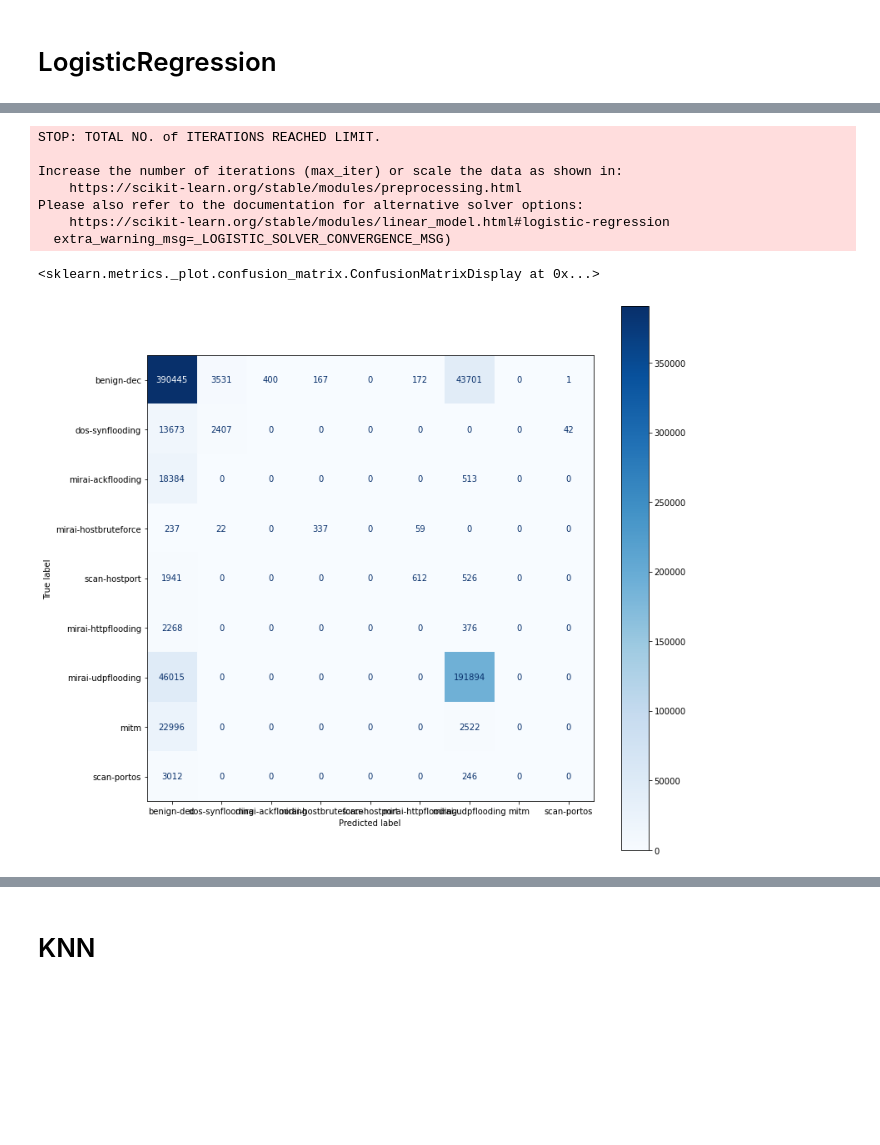
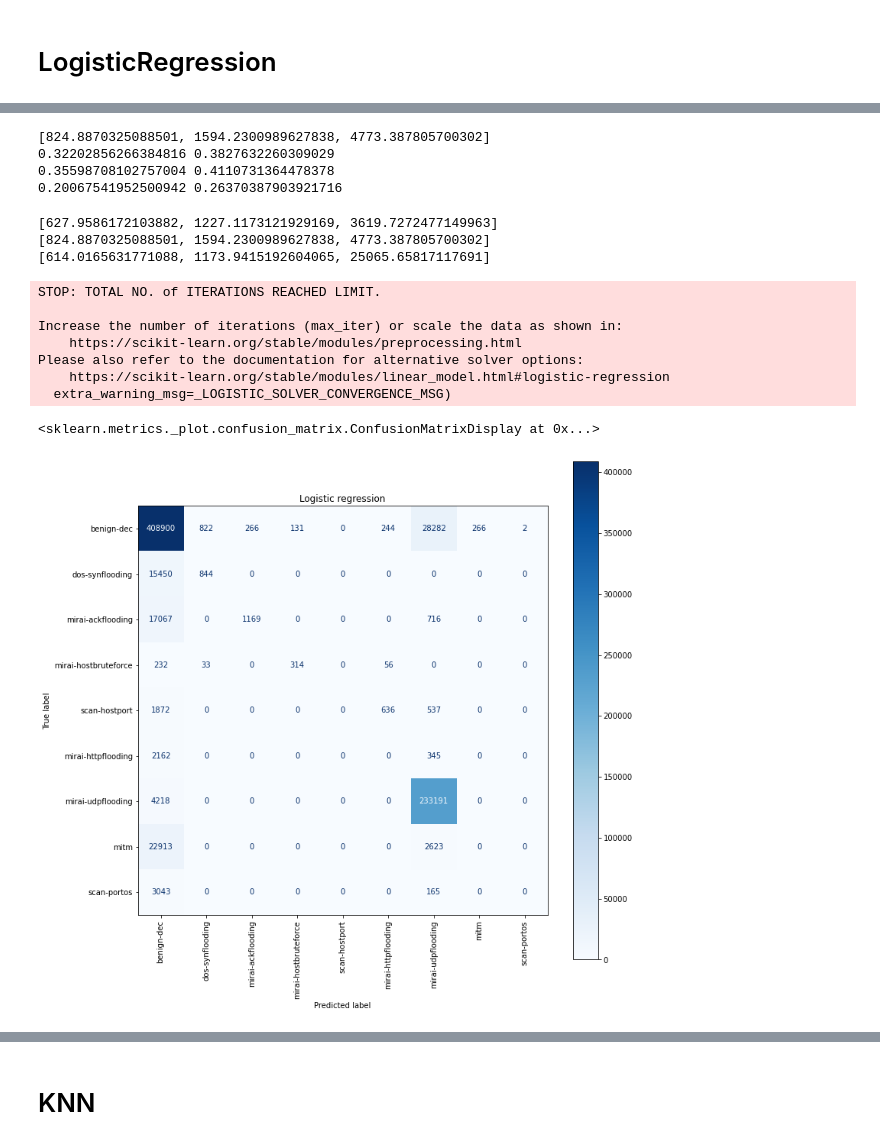
Before and after one commit to hykhhijk/Packet-classifier, a Jupyter notebook: Packet_classifier.ipynb, the cells around one changed output, grey strips where cells are left out. Cells and saved outputs as stored; diff of their text form; code cells hidden in the pictures; blank space fills up the shorter version.

Commit message:
Record models, model fitting time

```diff
--- a/Packet_classifier.ipynb
+++ b/Packet_classifier.ipynb
@@ -376,0 +398,33 @@ labels = all_list
+# %%
+svc_list=[]
+svc_time=[]
+for i in [500, 1000, 3000]:
+    start = time.time()
+    model_svc = SVC(max_iter=i)
+    model_svc.fit(X_train, y_train)
+    end = time.time()
+    svc_time.append(end - start)
+    svc_list.append(model_svc)
+# %%
+print(svc_time)
+for i in range(3):
+    print(f1_score(y_valid, svc_list[i].predict(X_valid), average="micro"),
+         f1_score(y_valid, svc_list[i].predict(X_valid), average="weighted"))
+# %% [output]
+[824.8870325088501, 1594.2300989627838, 4773.387805700302]
+0.32202856266384816 0.3827632260309029
+0.35598708102757004 0.4110731364478378
+0.20067541952500942 0.26370387903921716
+# %%
+for i in range(3):
+    joblib.dump(svc_list[i], "svc" + "_" + str(i) + ".pkl")
+# %%
+svc_scaled_list=[]
+svc_scaled_time=[]
+for i in [500, 1000, 3000]:
+    start = time.time()
+    model_svc = SVC(max_iter=i)
+    model_svc.fit(X_train_scaled, y_train)
+    end = time.time()
+    svc_scaled_time.append(end - start)
+    svc_scaled_list.append(model_svc)
@@ -377,17 +435,27 @@ labels = all_list
+# %%
+print(logistic_time)
+print(svc_time)
+print(svc_scaled_time)
+# %% [output]
+[627.9586172103882, 1227.1173121929169, 3619.7272477149963]
+[824.8870325088501, 1594.2300989627838, 4773.387805700302]
+[614.0165631771088, 1173.9415192604065, 25065.65817117691]
 # %%
 fig, ax = plt.subplots(figsize=(12, 12))
-model_logistic = LogisticRegression(max_iter=5000)
-model_logistic.fit(X_train_, y_train_)
-plot_confusion_matrix(model_logistic, X_valid_, y_valid_, display_labels=labels, cmap=plt.cm.Blues, ax=ax)
+model_logistic = LogisticRegression(max_iter=3000)
+model_logistic.fit(X_train, y_train)
+plt.title('Logistic regression')
+plot_confusion_matrix(model_logistic, X_valid, y_valid, display_labels=labels, cmap=plt.cm.Blues,
+                      ax=ax, xticks_rotation="vertical")
 # %% [output]
 STOP: TOTAL NO. of ITERATIONS REACHED LIMIT.
 
 Increase the number of iterations (max_iter) or scale the data as shown in:
     https://scikit-learn.org/stable/modules/preprocessing.html
 Please also refer to the documentation for alternative solver options:
     https://scikit-learn.org/stable/modules/linear_model.html#logistic-regression
   extra_warning_msg=_LOGISTIC_SOLVER_CONVERGENCE_MSG)
 <sklearn.metrics._plot.confusion_matrix.ConfusionMatrixDisplay at 0x...>
-[figure, old version]
+[figure, new version]
 # %%
 fig, ax = plt.subplots(figsize=(12, 12))
```
Also changed, not shown: parts of 47 cells of this notebook, 2 other files.
